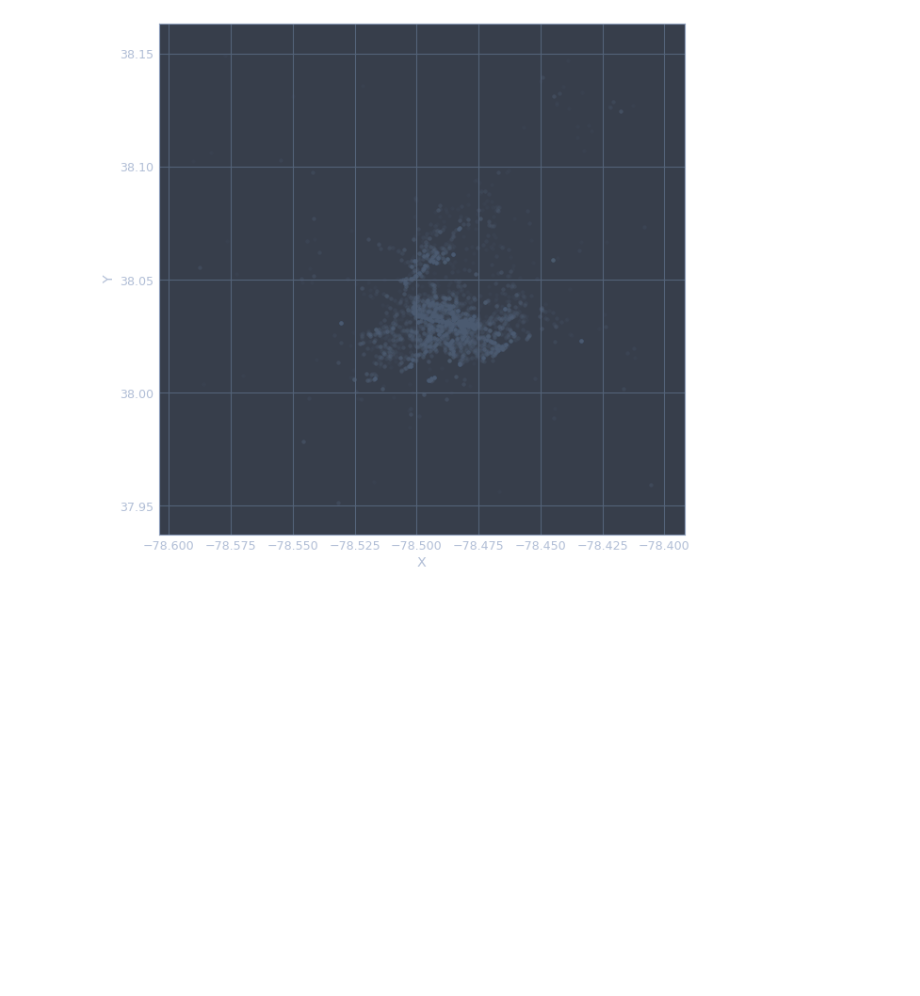
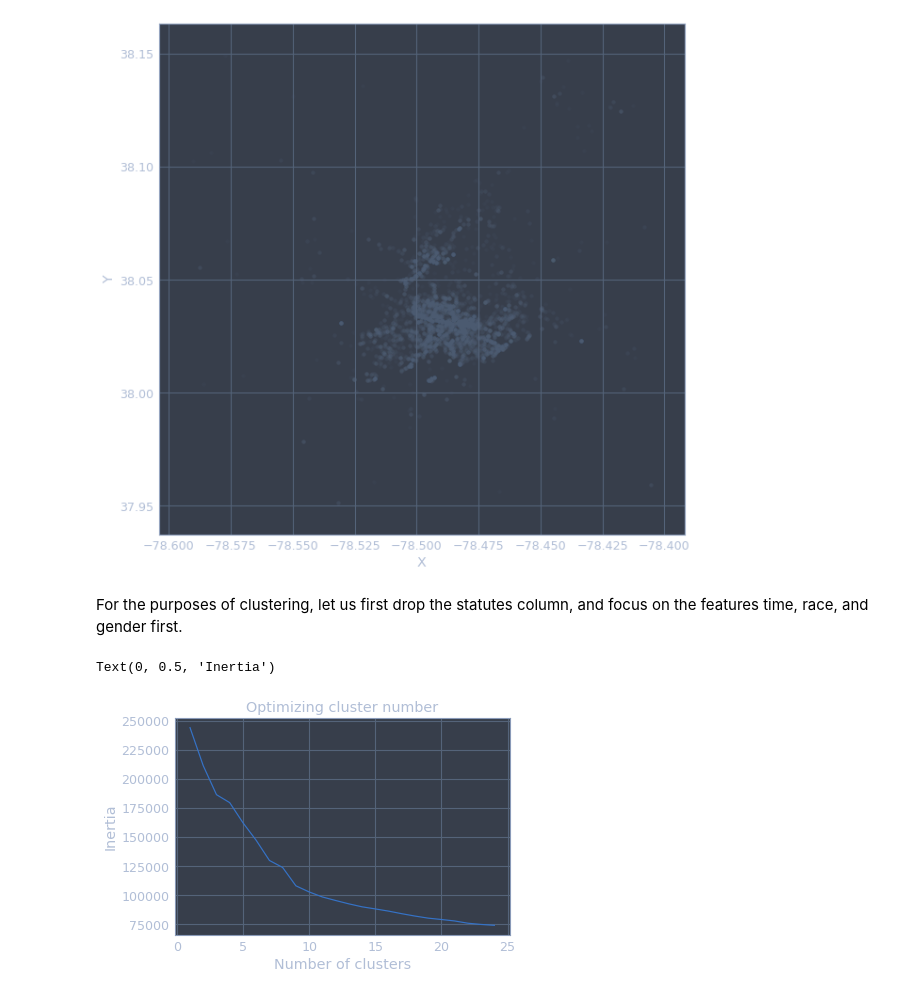
Before and after one commit to auhcheng/cville-crime, a Jupyter notebook: arrests-analysis.ipynb, the cells around one changed output. Cells and saved outputs as stored; diff of their text form; code cells hidden in the pictures; blank space fills up the shorter version.

```diff
--- a/arrests-analysis.ipynb
+++ b/arrests-analysis.ipynb
@@ -236,3 +232,13 @@ df = df[in_long & in_lat]
 df.plot(kind="scatter", x='X', y='Y', alpha=0.1, figsize=(10, 10));
 # %% [output]
 [figure]
+# %% [markdown]
+For the purposes of clustering, let us first drop the statutes column, and focus on the features time, race, and gender first.
+# %%
+df.drop(['Statute'], axis=1, inplace=True)
+# %%
+pipeline = Pipeline([
+    ('scaler', StandardScaler())
+])
+# %%
+df_scaled = pipeline.fit_transform(df)
@@ -238,0 +247,10 @@ df.plot(kind="scatter", x='X', y='Y', alpha=0.1, figsize=(10, 10));
+# %%
+kmeans_per_k = [KMeans(n_clusters=k, random_state=42).fit(df_scaled) for k in range(1, 25)]
+inertias = [model.inertia_ for model in kmeans_per_k]
+plt.plot(range(1, 25), inertias)
+plt.title("Optimizing cluster number")
+plt.xlabel("Number of clusters")
+plt.ylabel("Inertia");
+# %% [output]
+Text(0, 0.5, 'Inertia')
+[figure, added]
```
Also changed, not shown: parts of 14 cells of this notebook.
